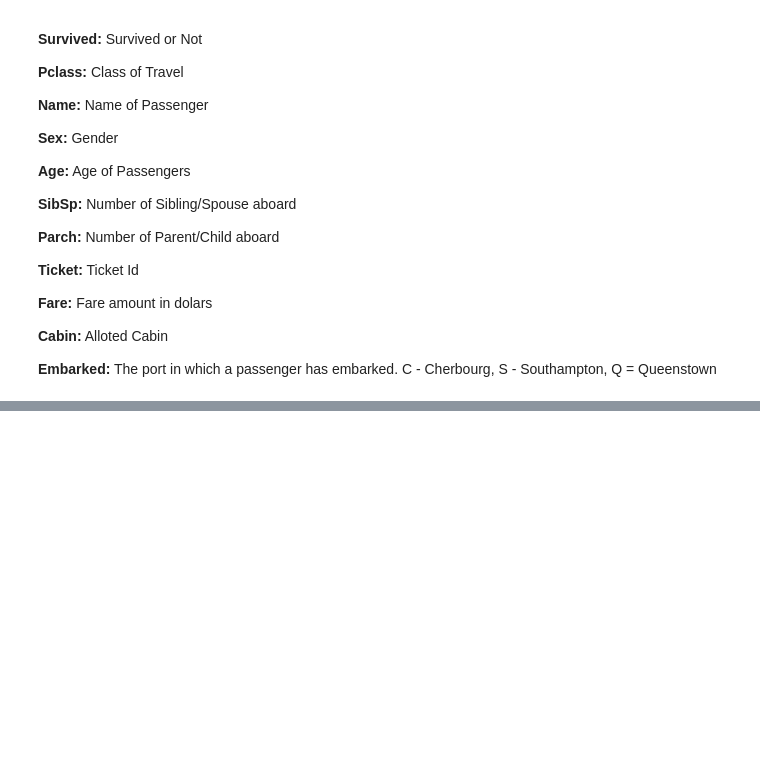
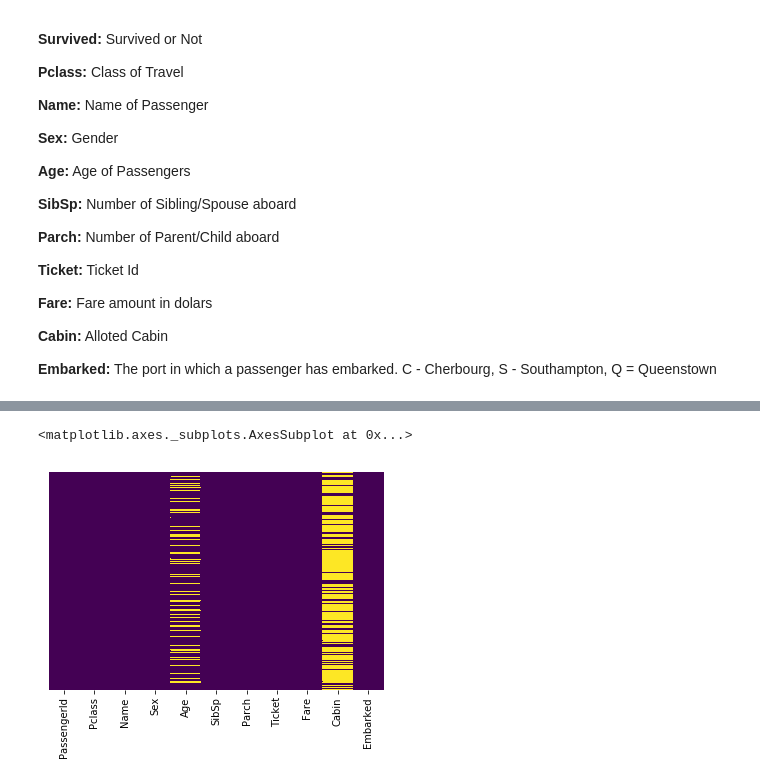
Before and after one commit to rambabutelu/DataScience-ML, a Jupyter notebook: KAGGLE/Titanic/Titanic.ipynb, the cells around one changed output, grey strips where cells are left out. Saved outputs shown, nothing was run; the diff lists cells and outputs as text; code cells hidden in the pictures; blank space fills up the shorter version.

```diff
--- a/KAGGLE/Titanic/Titanic.ipynb
+++ b/KAGGLE/Titanic/Titanic.ipynb
@@ -21,7 +21,8 @@ import seaborn as sns
 
 So, let's get the data (training data) into a dataframe.
 # %%
-df = pd.read_csv('Data/train.csv');
+train = pd.read_csv('Data/train.csv');
+test = pd.read_csv('Data/test.csv');
 # %% [markdown]
 Now we should check the information the data has.
 # %%
@@ -80,0 +90,5 @@ memory usage: 83.6+ KB
+# %%
+sns.heatmap(train.drop('Survived', axis=1).isnull(), yticklabels=False, cbar=False, cmap='viridis',)
+# %% [output]
+<matplotlib.axes._subplots.AxesSubplot at 0x...>
+[figure, added]
```
Also changed, not shown: parts of 80 cells of this notebook, 3 other files.
